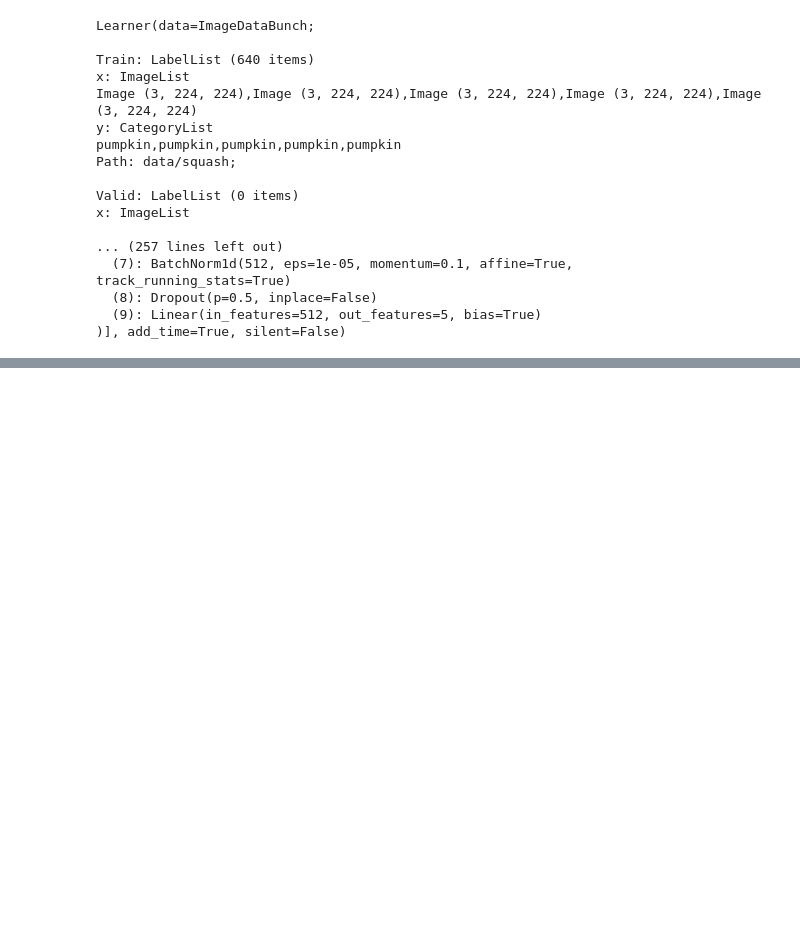
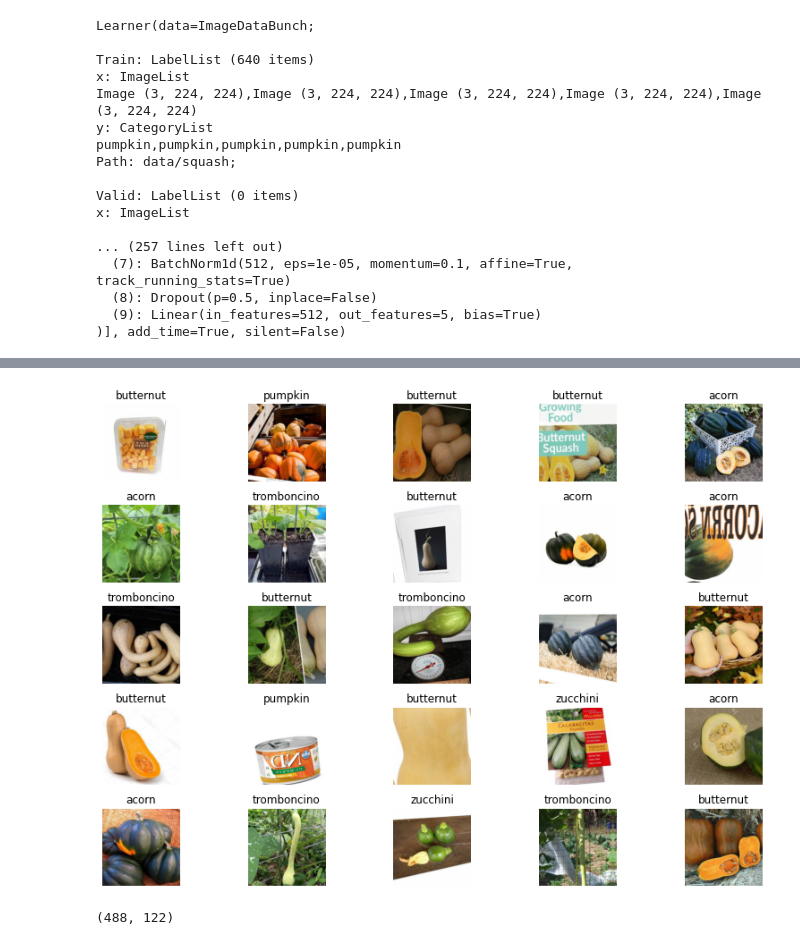
Before and after one commit to wcneill/fastai-homework, a Jupyter notebook: lesson2.ipynb, the cells around one changed output, grey strips where cells are left out. Saved outputs shown, nothing was run; the diff lists cells and outputs as text; code cells hidden in the pictures; blank space fills up the shorter version.

```diff
--- a/lesson2.ipynb
+++ b/lesson2.ipynb
@@ -215,0 +167,11 @@ x: ImageList
+# %%
+cleaned_data = ImageDataBunch.from_csv(path, csv_labels='cleaned.csv', valid_pct=0.2,
+                                  ds_tfms=get_transforms(), size=224,).normalize(imagenet_stats)
+# %%
+cleaned_data.show_batch(5, figsize=(12,8))
+# %% [output]
+[figure, added]
+# %%
+len(cleaned_data.train_ds), len(cleaned_data.valid_ds)
+# %% [output]
+(488, 122)
```
Also changed, not shown: parts of 18 cells of this notebook.
